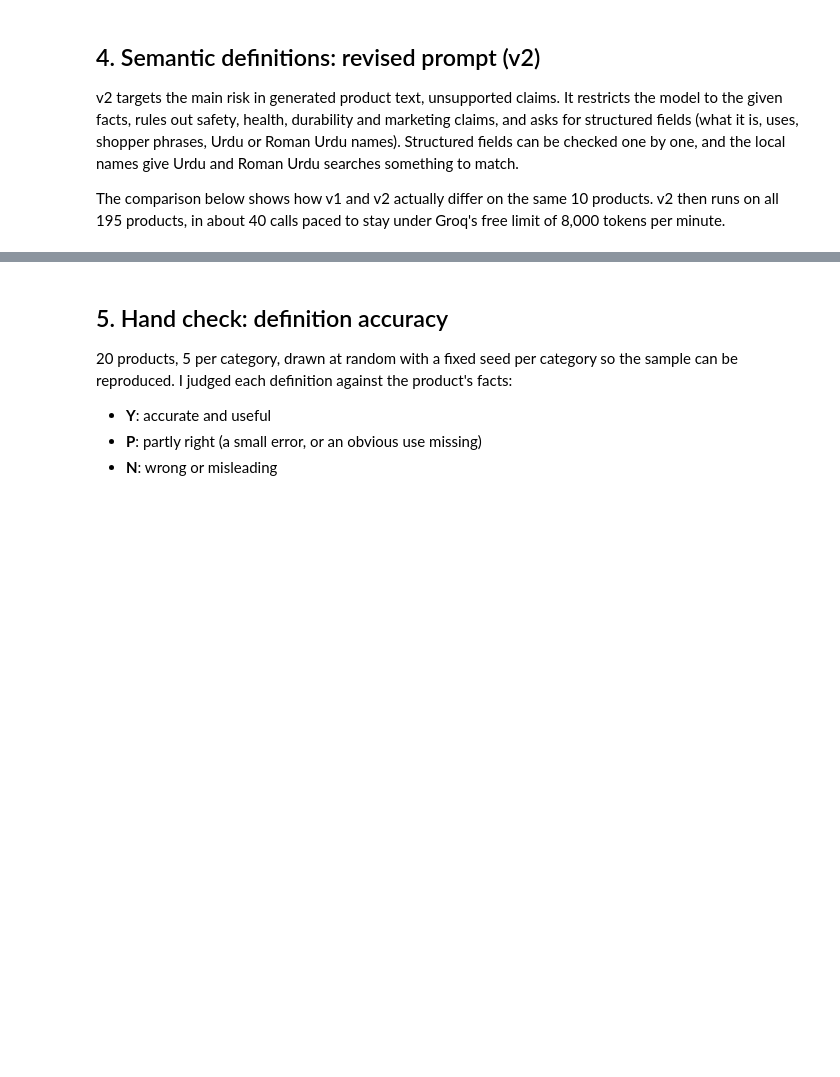
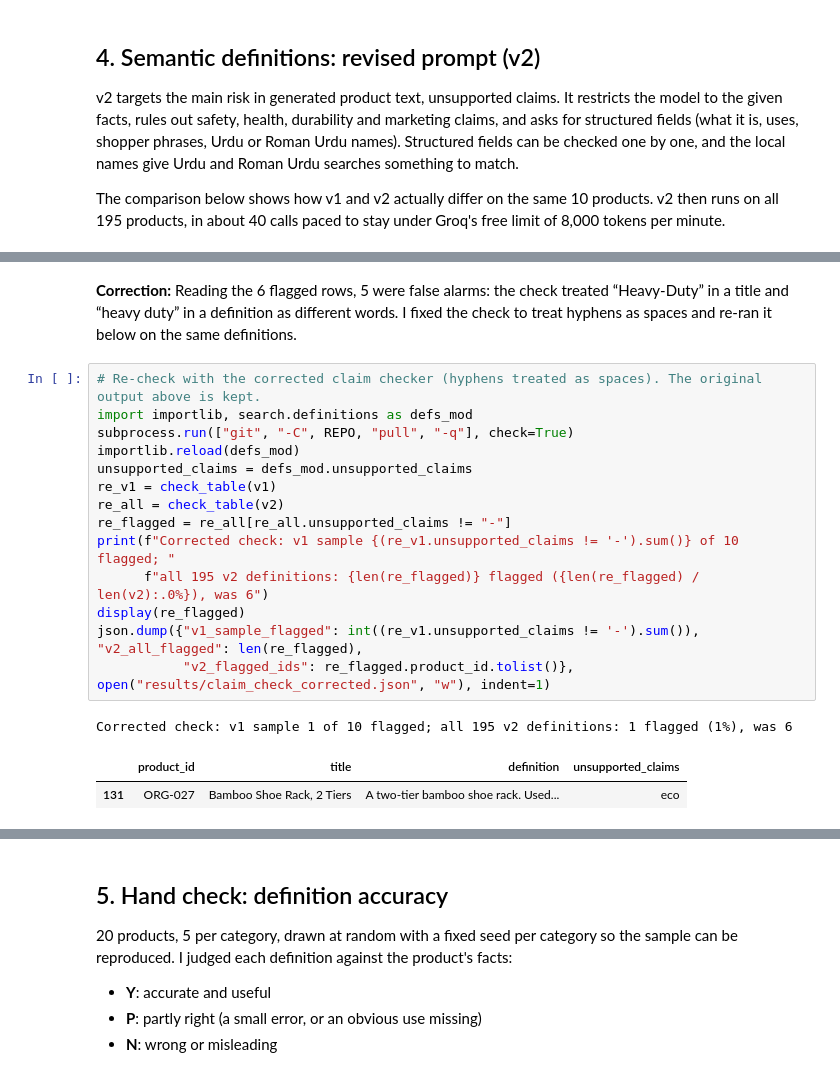
Before and after one commit to mahamnalavi/data722-generative-search, a Jupyter notebook: notebook/01_definitions_and_embeddings.ipynb, the cells around one changed output, grey strips where cells are left out. Drawn from its saved outputs; the diff is of its cells as text; blank space fills up the shorter version.

```diff
--- a/notebook/01_definitions_and_embeddings.ipynb
+++ b/notebook/01_definitions_and_embeddings.ipynb
@@ -163,0 +266,20 @@ display(flagged)
+# %% [markdown]
+**Correction:** Reading the 6 flagged rows, 5 were false alarms: the check treated “Heavy-Duty” in a title and “heavy duty” in a definition as different words. I fixed the check to treat hyphens as spaces and re-ran it below on the same definitions.
+# %%
+# Re-check with the corrected claim checker (hyphens treated as spaces). The original output above is kept.
+import importlib, search.definitions as defs_mod
+subprocess.run(["git", "-C", REPO, "pull", "-q"], check=True)
+importlib.reload(defs_mod)
+unsupported_claims = defs_mod.unsupported_claims
+re_v1 = check_table(v1)
+re_all = check_table(v2)
+re_flagged = re_all[re_all.unsupported_claims != "-"]
+print(f"Corrected check: v1 sample {(re_v1.unsupported_claims != '-').sum()} of 10 flagged; "
+      f"all 195 v2 definitions: {len(re_flagged)} flagged ({len(re_flagged) / len(v2):.0%}), was 6")
+display(re_flagged)
+json.dump({"v1_sample_flagged": int((re_v1.unsupported_claims != '-').sum()), "v2_all_flagged": len(re_flagged),
+           "v2_flagged_ids": re_flagged.product_id.tolist()}, open("results/claim_check_corrected.json", "w"), indent=1)
+# %% [output]
+Corrected check: v1 sample 1 of 10 flagged; all 195 v2 definitions: 1 flagged (1%), was 6
+|  | product_id | title | definition | unsupported_claims |
+| 131 | ORG-027 | Bamboo Shoe Rack, 2 Tiers | A two‑tier bamboo shoe rack. Used... | eco |
```
Also changed, not shown: parts of 21 cells of this notebook, 2 other files.
